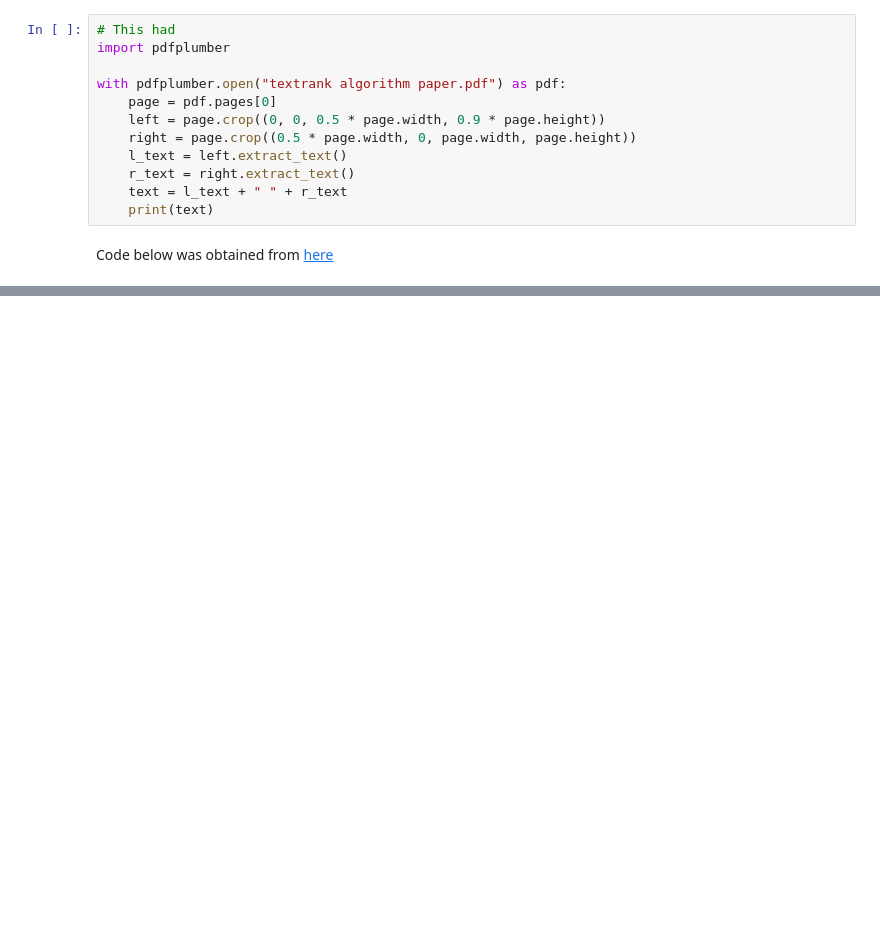
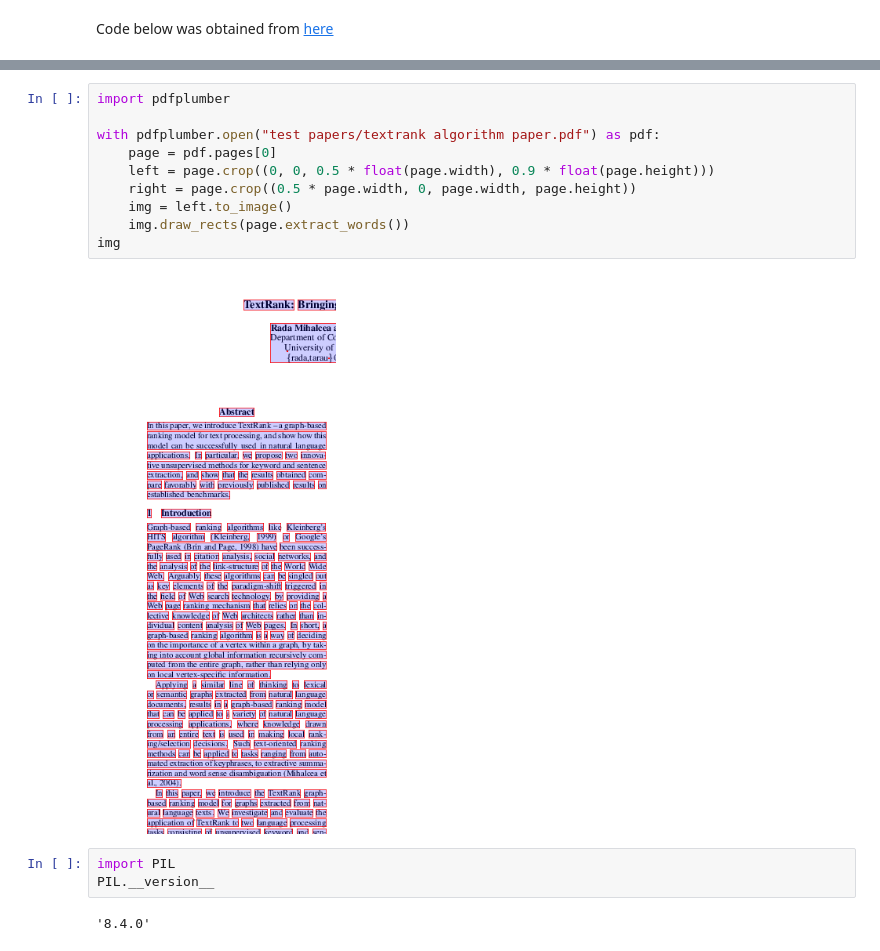
Before and after one commit to perez-kay/paper-summarizer, a Jupyter notebook: Cleaning Papers.ipynb, the cells around one changed output, grey strips where cells are left out. Drawn from its saved outputs; the diff is of its cells as text; blank space fills up the shorter version.

```diff
--- a/Cleaning Papers.ipynb
+++ b/Cleaning Papers.ipynb
@@ -9,18 +9,6 @@ reader = PdfFileReader("textrank algorithm paper.pdf")
 num_pages = reader.numPages
 page = reader.pages[0]
 re.sub("\n", "", page.extractText())
-# %%
-# This had
-import pdfplumber
-
-with pdfplumber.open("textrank algorithm paper.pdf") as pdf:
-    page = pdf.pages[0]
-    left = page.crop((0, 0, 0.5 * page.width, 0.9 * page.height))
-    right = page.crop((0.5 * page.width, 0, page.width, page.height))
-    l_text = left.extract_text()
-    r_text = right.extract_text()
-    text = l_text + " " + r_text
-    print(text)
 # %% [markdown]
 Code below was obtained from [here](https://pdfminersix.readthedocs.io/en/latest/tutorial/composable.html)
 # %%
@@ -69,0 +67,17 @@ formation Technology.
+# %%
+import pdfplumber
+
+with pdfplumber.open("test papers/textrank algorithm paper.pdf") as pdf:
+    page = pdf.pages[0]
+    left = page.crop((0, 0, 0.5 * float(page.width), 0.9 * float(page.height)))
+    right = page.crop((0.5 * page.width, 0, page.width, page.height))
+    img = left.to_image()
+    img.draw_rects(page.extract_words())
+img
+# %% [output]
+[figure, added]
+# %%
+import PIL
+PIL.__version__
+# %% [output]
+'8.4.0'
```
Also changed, not shown: parts of 3 cells of this notebook, 3 other files.
